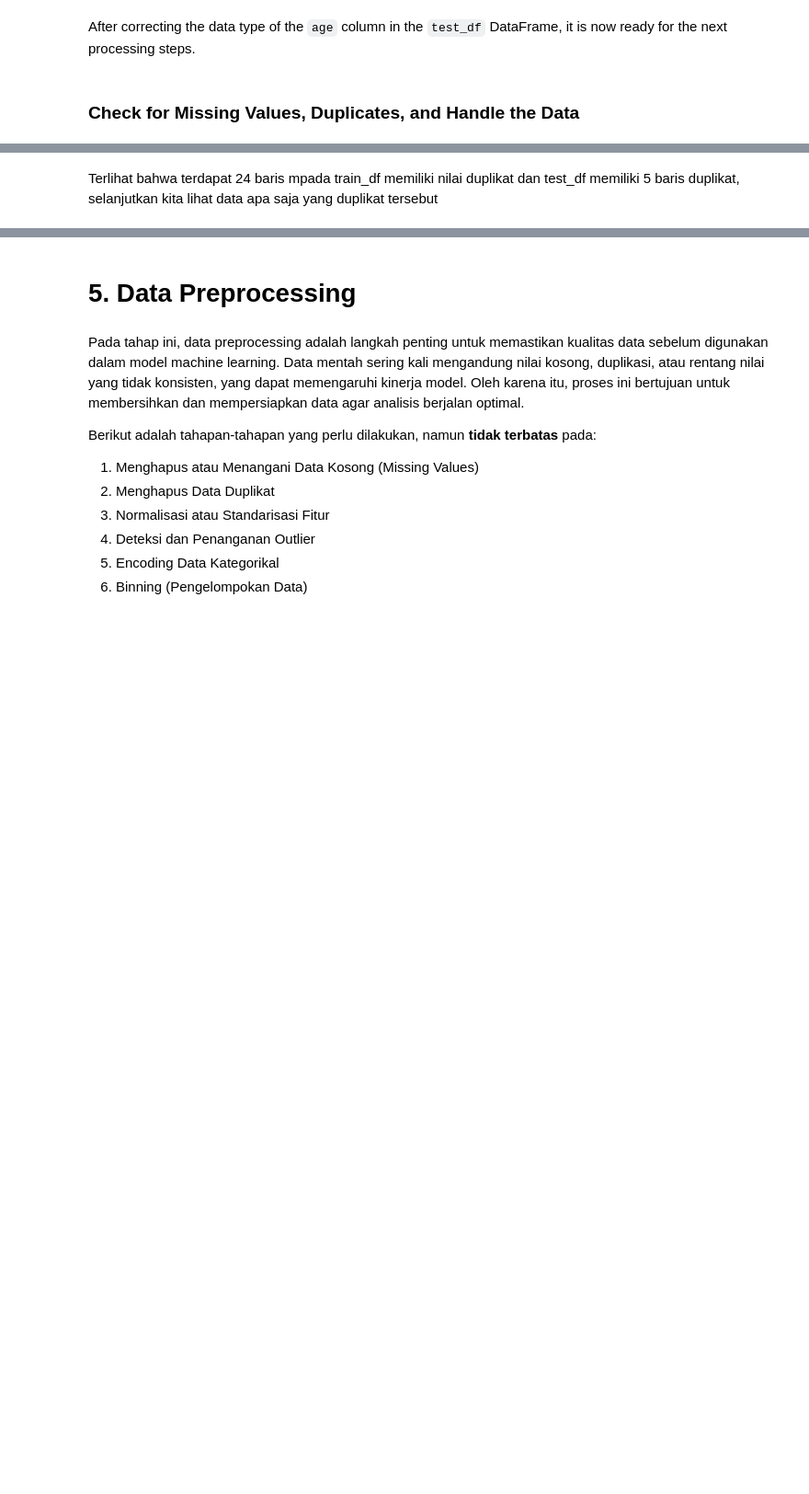
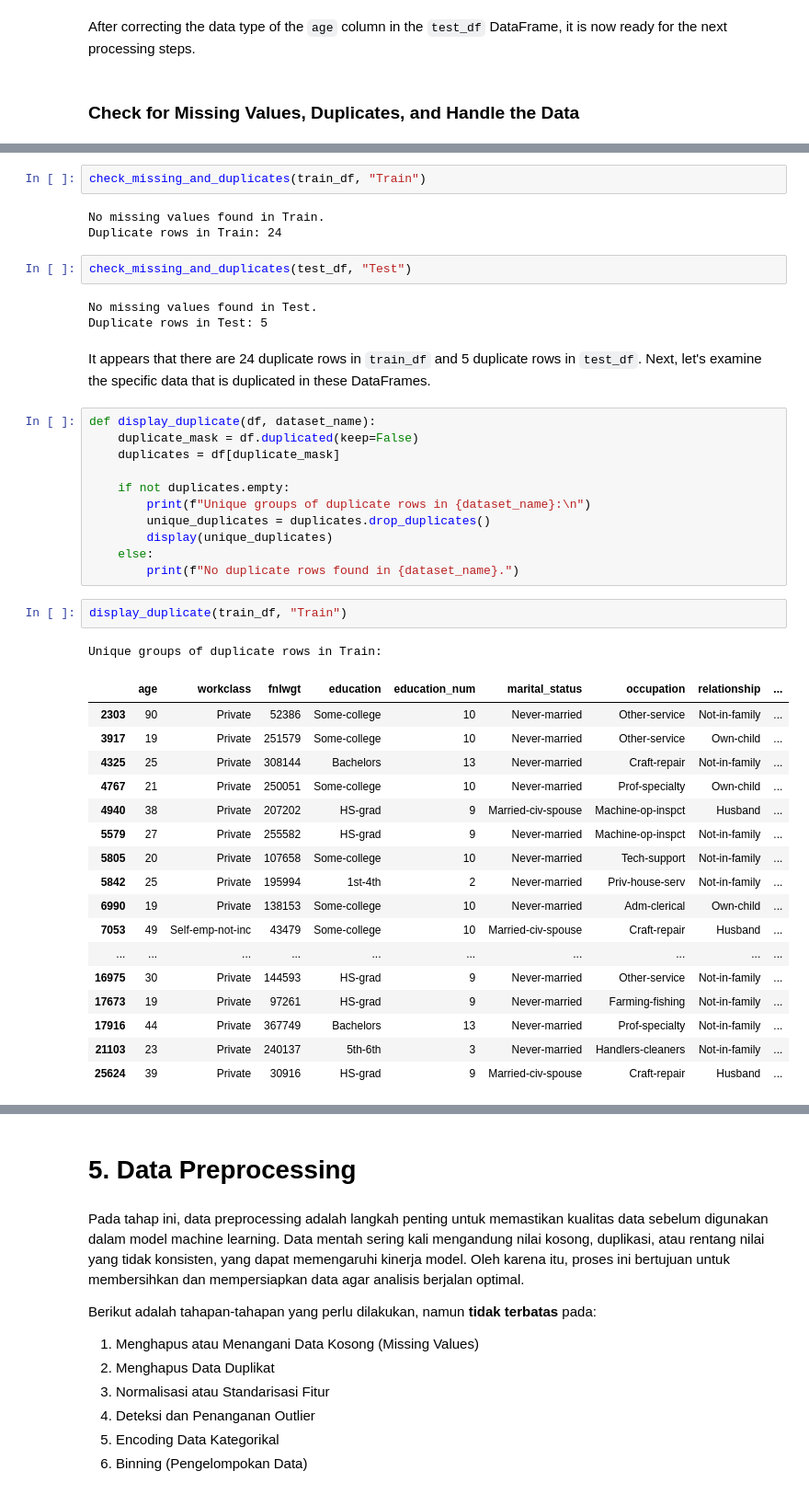
Before and after one commit to Maoelan/adult-income-clustering-classification, a Jupyter notebook: [Clustering] Submission Akhir BMLP_Maulana Muhammad.ipynb, the cells around one changed output, grey strips where cells are left out. Shown at 92% size. Drawn from its saved outputs; the diff is of its cells as text; blank space fills up the shorter version.

Commit message:
[fix]: feature to check for missing values and duplicates, and handle the data accordingly

```diff
--- a/[Clustering] Submission Akhir BMLP_Maulana Muhammad.ipynb
+++ b/[Clustering] Submission Akhir BMLP_Maulana Muhammad.ipynb
@@ -240,2 +231,44 @@ Duplicate rows in Test: 5
-# %% [markdown]
-Terlihat bahwa terdapat 24 baris mpada train_df memiliki nilai duplikat dan test_df memiliki 5 baris duplikat, selanjutkan kita lihat data apa saja yang duplikat tersebut
+# %%
+check_missing_and_duplicates(train_df, "Train")
+# %% [output]
+No missing values found in Train.
+Duplicate rows in Train: 24
+# %%
+check_missing_and_duplicates(test_df, "Test")
+# %% [output]
+No missing values found in Test.
+Duplicate rows in Test: 5
+# %% [markdown]
+It appears that there are 24 duplicate rows in `train_df` and 5 duplicate rows in `test_df`. Next, let's examine the specific data that is duplicated in these DataFrames.
+# %%
+def display_duplicate(df, dataset_name):
+    duplicate_mask = df.duplicated(keep=False)
+    duplicates = df[duplicate_mask]
+
+    if not duplicates.empty:
+        print(f"Unique groups of duplicate rows in {dataset_name}:\n")
+        unique_duplicates = duplicates.drop_duplicates()
+        display(unique_duplicates)
+    else:
+        print(f"No duplicate rows found in {dataset_name}.")
+# %%
+display_duplicate(train_df, "Train")
+# %% [output]
+Unique groups of duplicate rows in Train:
+|  | age | workclass | fnlwgt | education | education_num | marital_status | occupation | relationship | ... |
+| 2303 | 90 | Private | 52386 | Some-college | 10 | Never-married | Other-service | Not-in-family | ... |
+| 3917 | 19 | Private | 251579 | Some-college | 10 | Never-married | Other-service | Own-child | ... |
+| 4325 | 25 | Private | 308144 | Bachelors | 13 | Never-married | Craft-repair | Not-in-family | ... |
+| 4767 | 21 | Private | 250051 | Some-college | 10 | Never-married | Prof-specialty | Own-child | ... |
+| 4940 | 38 | Private | 207202 | HS-grad | 9 | Married-civ-spouse | Machine-op-inspct | Husband | ... |
+| 5579 | 27 | Private | 255582 | HS-grad | 9 | Never-married | Machine-op-inspct | Not-in-family | ... |
+| 5805 | 20 | Private | 107658 | Some-college | 10 | Never-married | Tech-support | Not-in-family | ... |
+| 5842 | 25 | Private | 195994 | 1st-4th | 2 | Never-married | Priv-house-serv | Not-in-family | ... |
+| 6990 | 19 | Private | 138153 | Some-college | 10 | Never-married | Adm-clerical | Own-child | ... |
+| 7053 | 49 | Self-emp-not-inc | 43479 | Some-college | 10 | Married-civ-spouse | Craft-repair | Husband | ... |
+| ... | ... | ... | ... | ... | ... | ... | ... | ... | ... |
+| 16975 | 30 | Private | 144593 | HS-grad | 9 | Never-married | Other-service | Not-in-family | ... |
+| 17673 | 19 | Private | 97261 | HS-grad | 9 | Never-married | Farming-fishing | Not-in-family | ... |
+| 17916 | 44 | Private | 367749 | Bachelors | 13 | Never-married | Prof-specialty | Not-in-family | ... |
+| 21103 | 23 | Private | 240137 | 5th-6th | 3 | Never-married | Handlers-cleaners | Not-in-family | ... |
+| 25624 | 39 | Private | 30916 | HS-grad | 9 | Married-civ-spouse | Craft-repair | Husband | ... |
```
Also changed, not shown: parts of 7 cells of this notebook.
